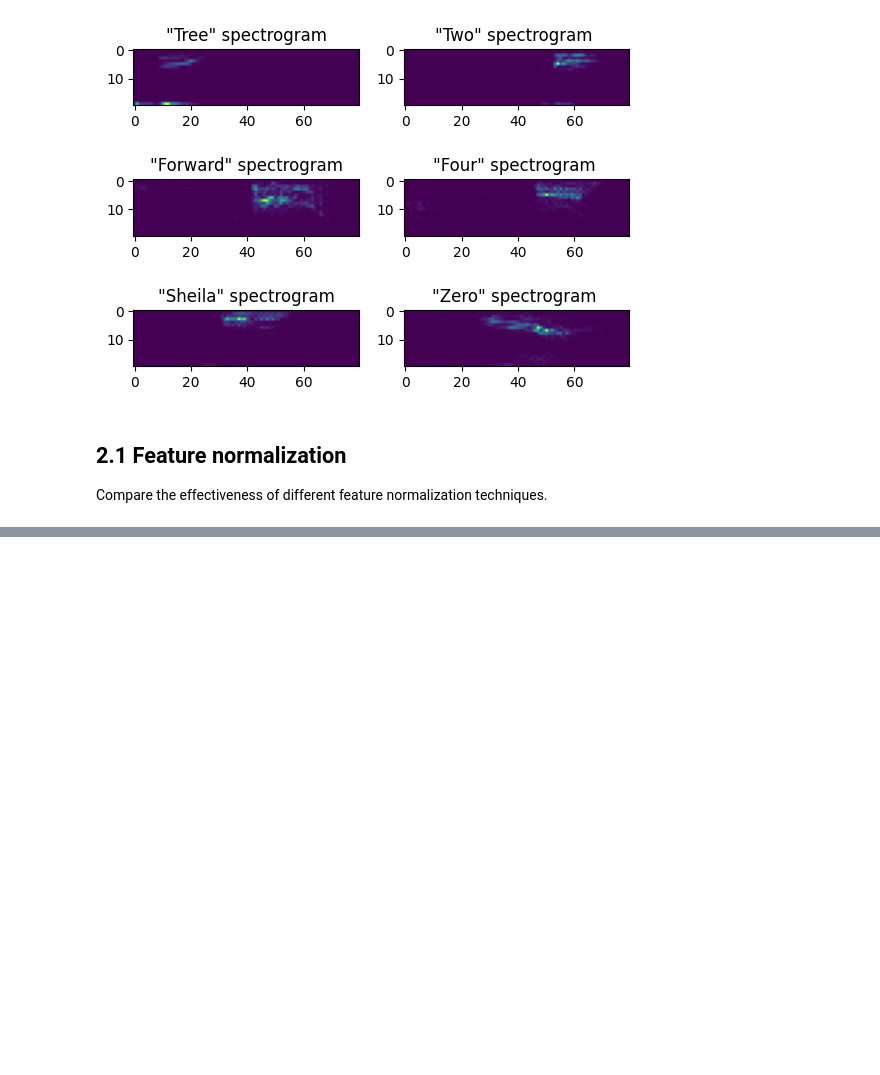
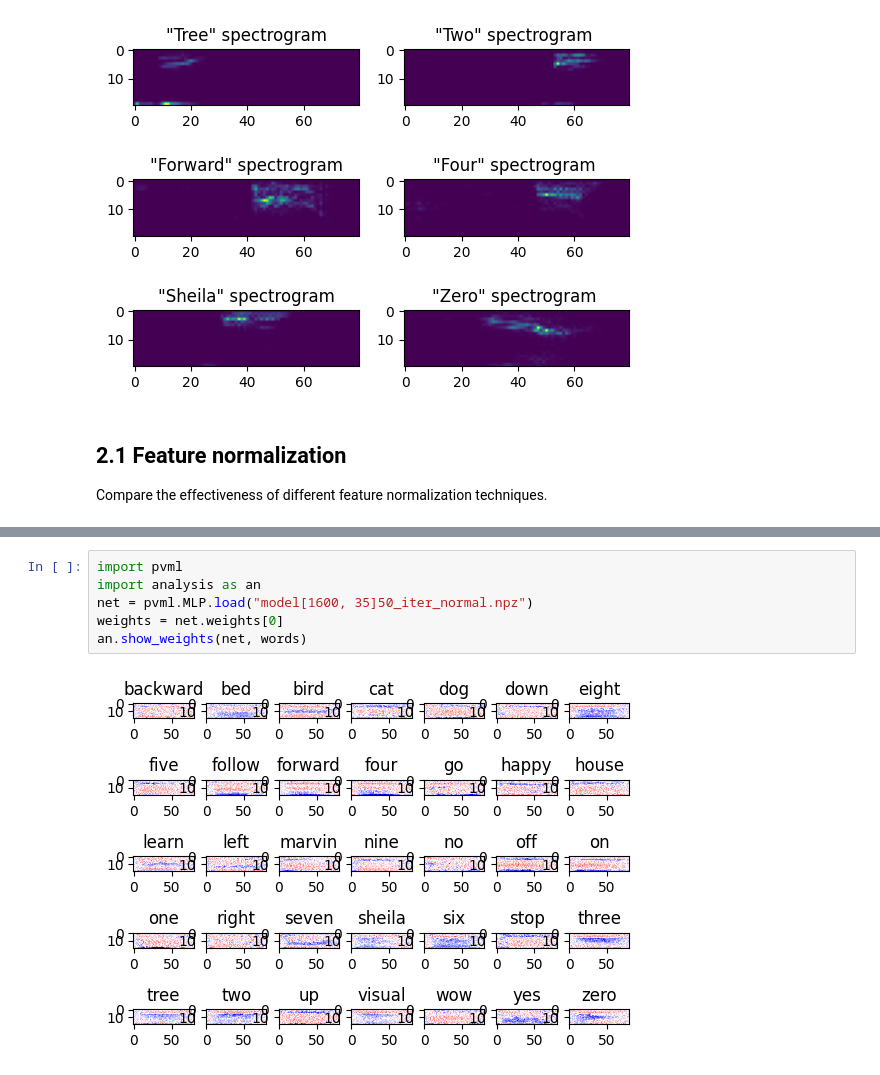
Before and after one commit to DavideLigari/speech-recognition, a Jupyter notebook: my-code/main.ipynb, the cells around one changed output, grey strips where cells are left out. Saved outputs shown, nothing was run; the diff lists cells and outputs as text; blank space fills up the shorter version.

```diff
--- a/my-code/main.ipynb
+++ b/my-code/main.ipynb
@@ -431,0 +399,8 @@ result.plot(kind="line",grid=True, title="Test accuracy vs epoch for different n
+# %%
+import pvml
+import analysis as an
+net = pvml.MLP.load("model[1600, 35]50_iter_normal.npz")
+weights = net.weights[0]
+an.show_weights(net, words)
+# %% [output]
+[figure, added]
```
Also changed, not shown: parts of 5 cells of this notebook, 2 other files.
